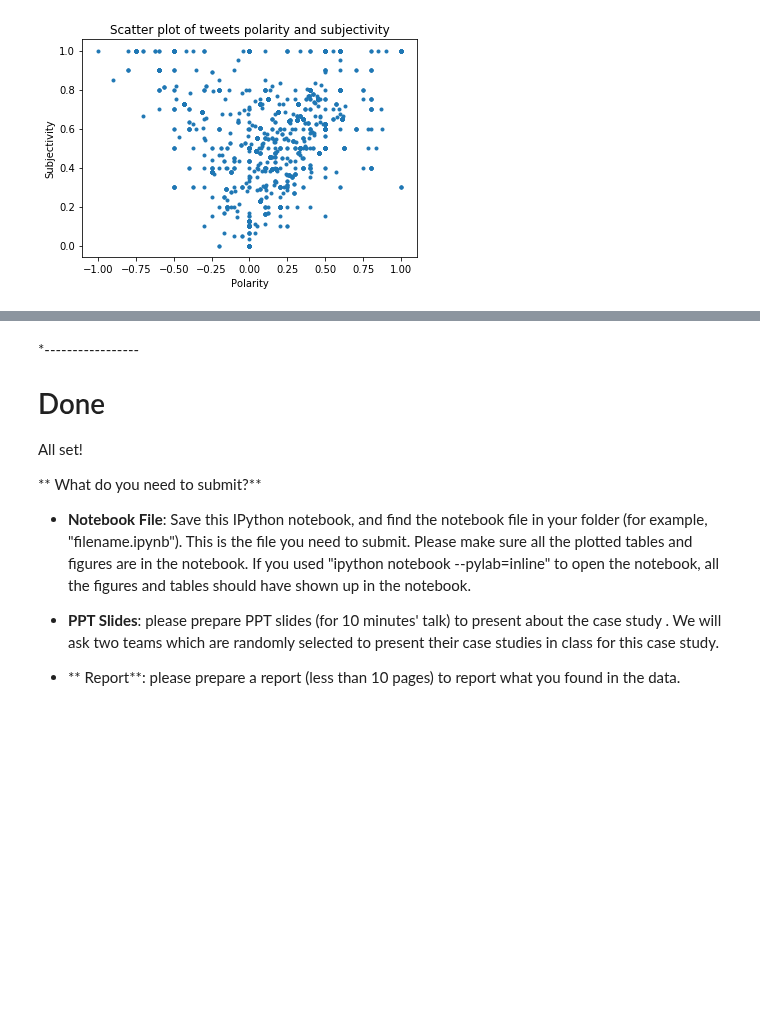
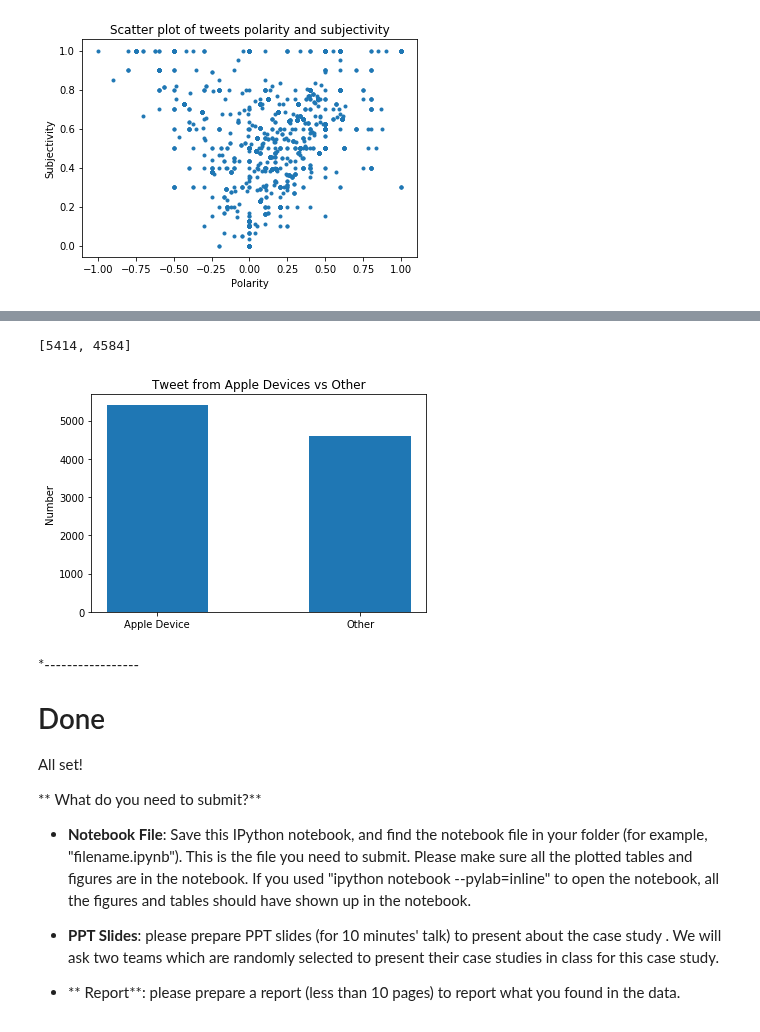
Before and after one commit to tianhaopx/Case-Study-of-Data-Science, a Jupyter notebook: CaseStudy1.ipynb, the cells around one changed output, grey strips where cells are left out. Cells and saved outputs as stored; diff of their text form; code cells hidden in the pictures; blank space fills up the shorter version.

```diff
--- a/CaseStudy1.ipynb
+++ b/CaseStudy1.ipynb
@@ -644,3 +669,26 @@ plt.show()
+# %%
+# Tweet from Apple Devices vs Other
+tweets = load_json('problem1.json')
+source_list = [0, 0]
+
+for tweet in tweets:
+    if 'source' in tweet.keys():
+        source_text = tweet['source'].lower()
+        if 'mac' in source_text or 'iphone' in source_text or 'ios' in source_text:
+            source_list[0] += 1
+        else:
+            source_list[1] += 1
+
+print(source_list)
+plt.bar(range(len(source_list)), source_list, align='center', width=0.5)
+x_label = ['Apple Device', 'Other']
+plt.xticks(range(len(x_label)), x_label)
+plt.ylabel("Number")
+plt.title("Tweet from Apple Devices vs Other")
+plt.show()
+# %% [output]
+[5414, 4584]
+[figure, added]
 # %% [markdown]
 *-----------------
 # Done
```
Also changed, not shown: parts of 2 cells of this notebook.
